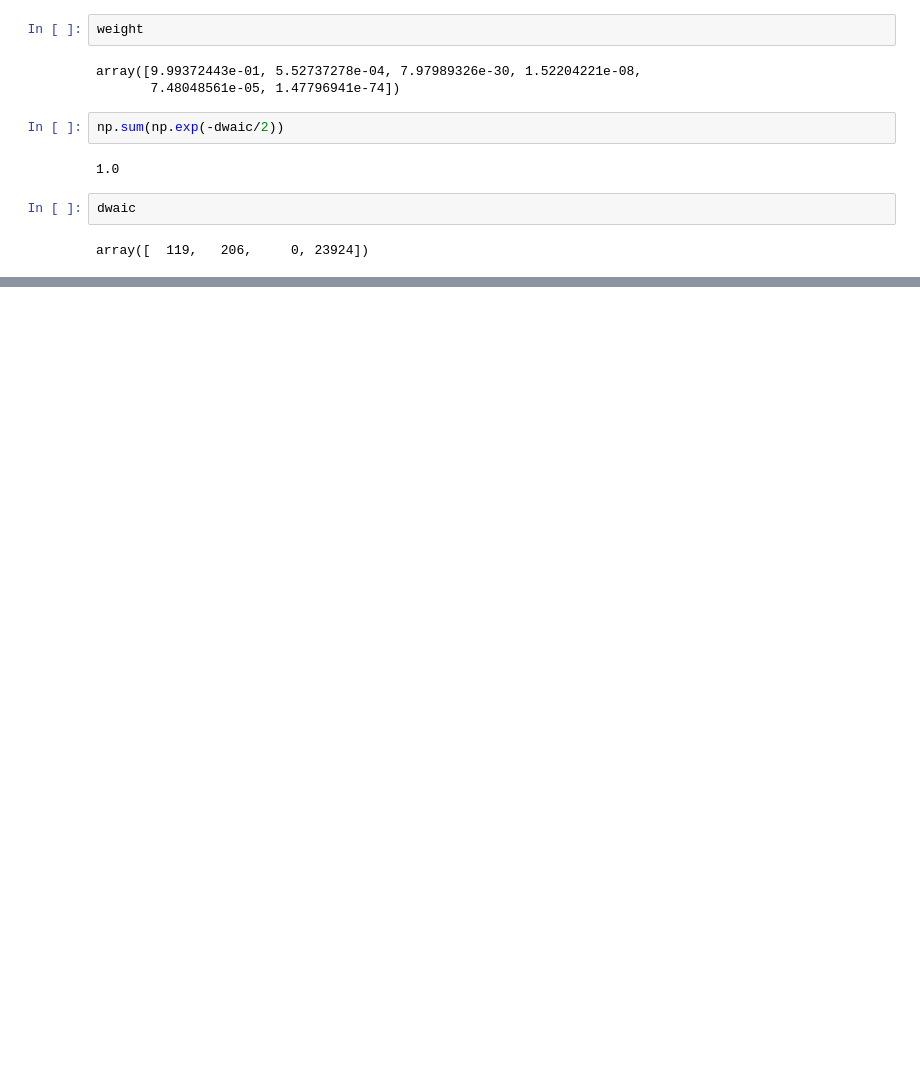
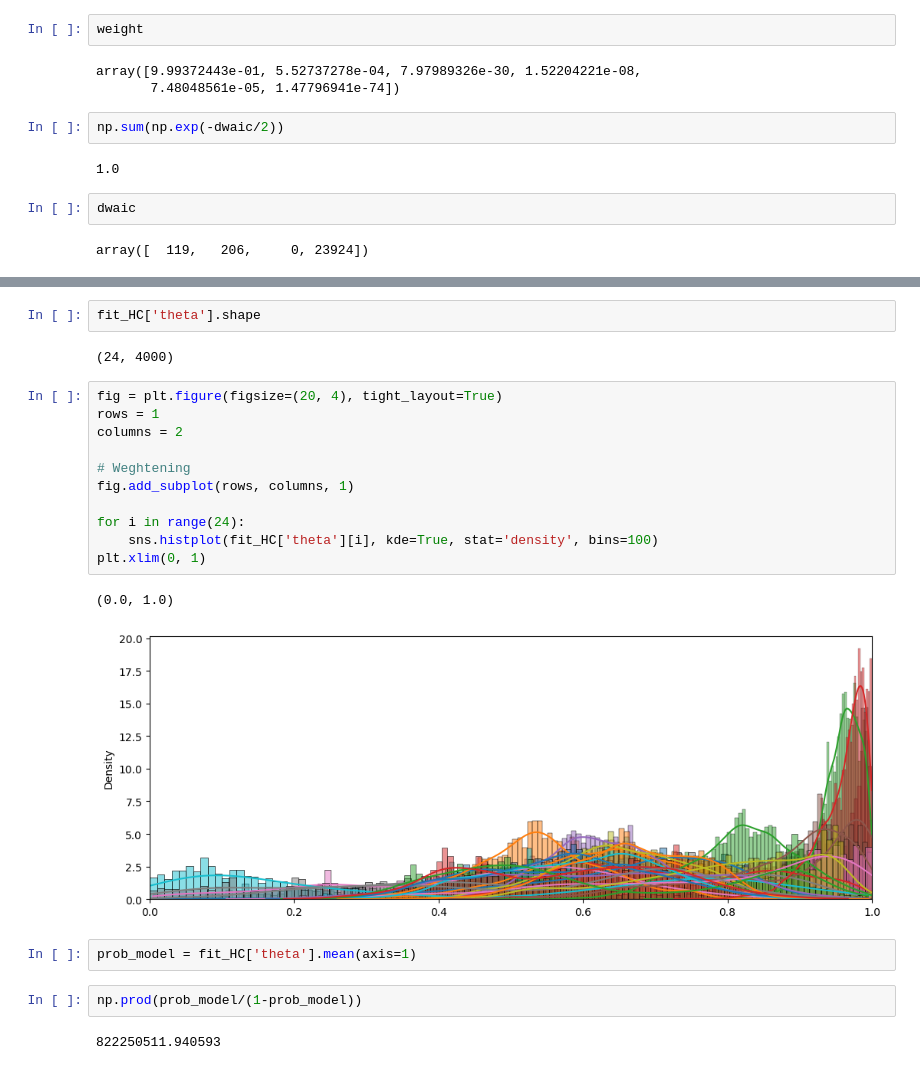
Before and after one commit to AGhaderi/ActStimRL, a Jupyter notebook: Model/run_models/HierRL_model_checking.ipynb, the cells around one changed output, grey strips where cells are left out. Cells and saved outputs as stored; diff of their text form; blank space fills up the shorter version.

```diff
--- a/Model/run_models/HierRL_model_checking.ipynb
+++ b/Model/run_models/HierRL_model_checking.ipynb
@@ -171,0 +237,24 @@ array([  119,   206,     0, 23924])
+# %%
+fit_HC['theta'].shape
+# %% [output]
+(24, 4000)
+# %%
+fig = plt.figure(figsize=(20, 4), tight_layout=True)
+rows = 1
+columns = 2
+
+# Weghtening
+fig.add_subplot(rows, columns, 1)
+
+for i in range(24):
+    sns.histplot(fit_HC['theta'][i], kde=True, stat='density', bins=100)
+plt.xlim(0, 1)
+# %% [output]
+(0.0, 1.0)
+[figure, added]
+# %%
+prob_model = fit_HC['theta'].mean(axis=1)
+# %%
+np.prod(prob_model/(1-prob_model))
+# %% [output]
+822250511.940593
```
Also changed, not shown: parts of 15 cells of this notebook, 14 other files.
